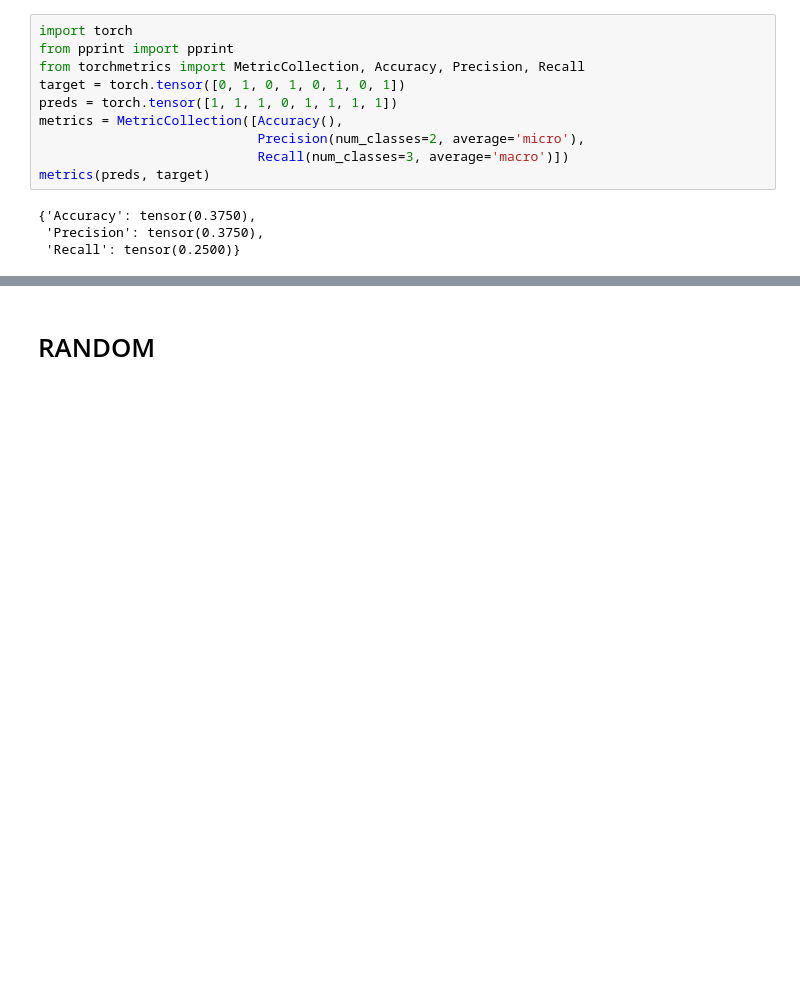
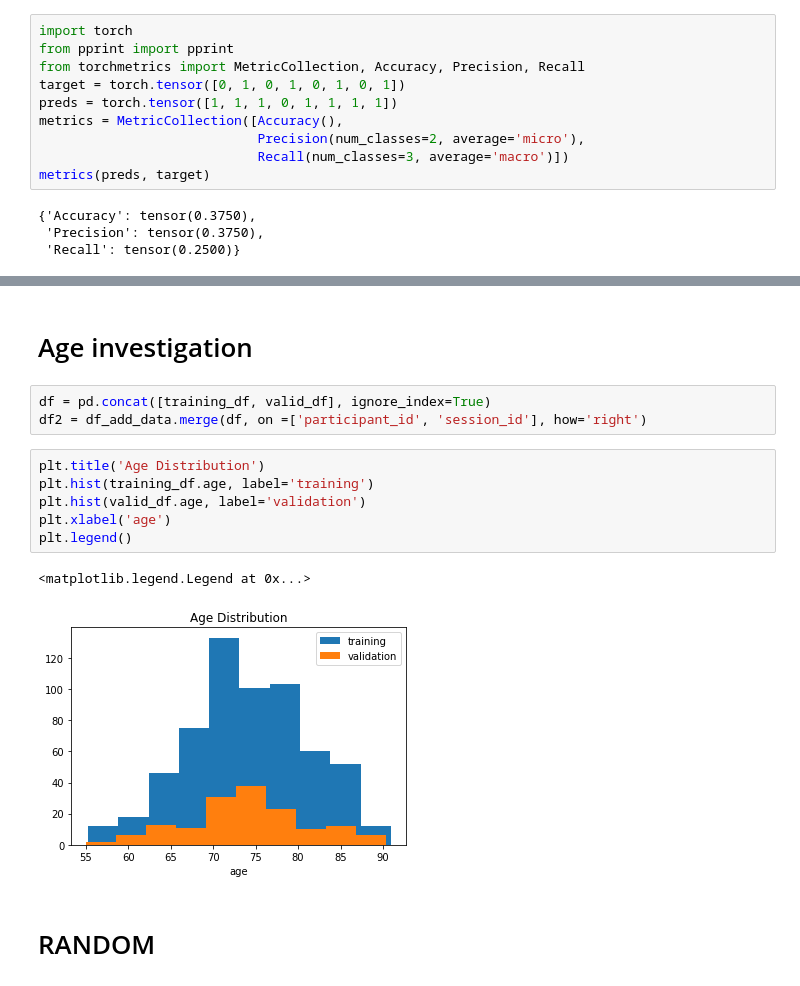
Before and after one commit to cosasha97/interpretability-dl-ndd, a Jupyter notebook: experiments.ipynb, the cells around one changed output, grey strips where cells are left out. Cells and saved outputs as stored; diff of their text form; blank space fills up the shorter version.

```diff
--- a/experiments.ipynb
+++ b/experiments.ipynb
@@ -460,3 +525,17 @@ df.combine_first(df)
+# %% [markdown]
+# Age investigation
+# %%
+df = pd.concat([training_df, valid_df], ignore_index=True)
+df2 = df_add_data.merge(df, on =['participant_id', 'session_id'], how='right')
+# %%
+plt.title('Age Distribution')
+plt.hist(training_df.age, label='training')
+plt.hist(valid_df.age, label='validation')
+plt.xlabel('age')
+plt.legend()
+# %% [output]
+<matplotlib.legend.Legend at 0x...>
+[figure, added]
 # %% [markdown]
 # RANDOM
 # %%
```
Also changed, not shown: parts of 20 cells of this notebook, 4 other files.
